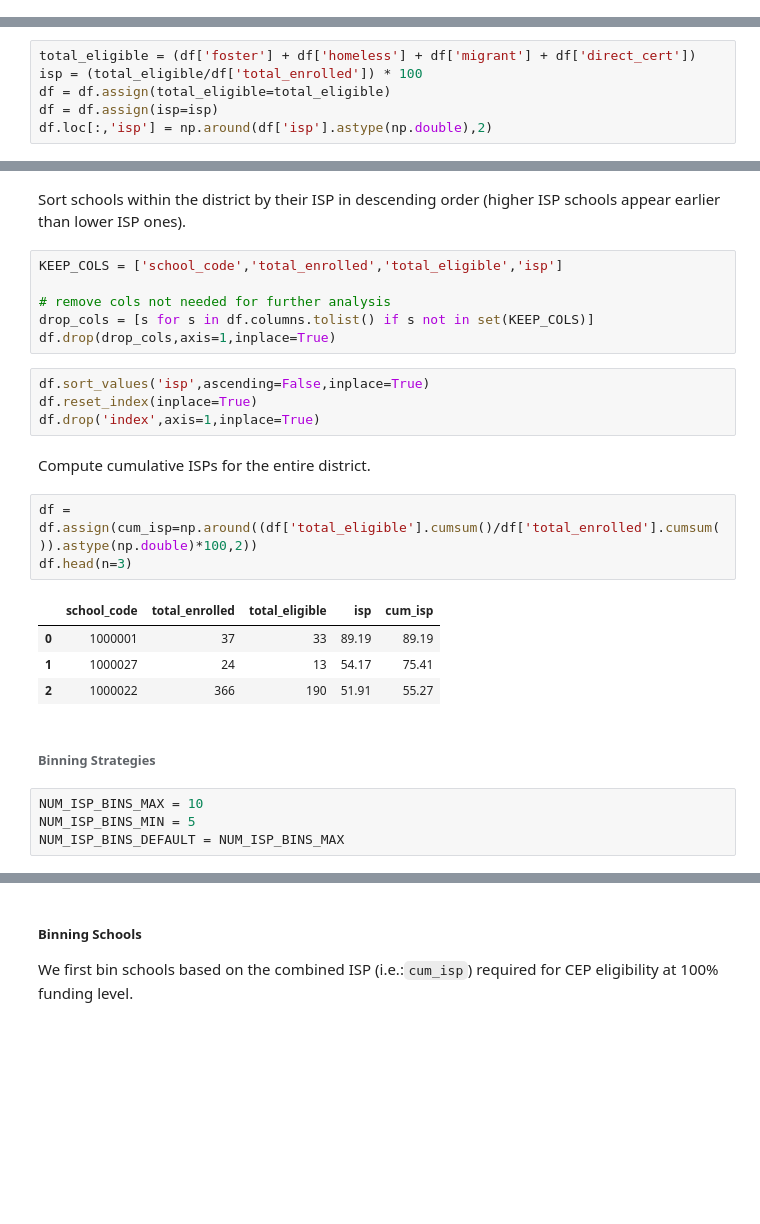
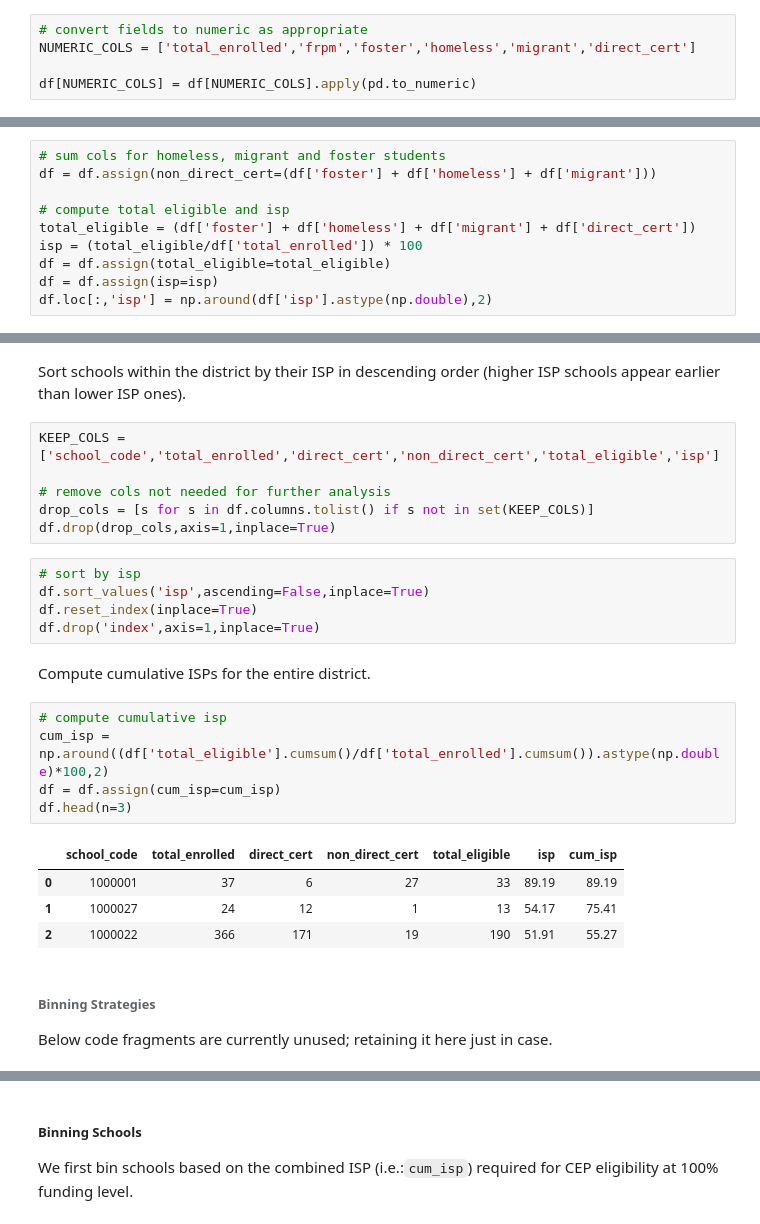
Before and after one commit to opensandiego/mealscount-backend, a Jupyter notebook: sandbox/mc_algorithm_v2_test.ipynb, the cells around one changed output, grey strips where cells are left out. Drawn from its saved outputs; the diff is of its cells as text; blank space fills up the shorter version.

```diff
--- a/sandbox/mc_algorithm_v2_test.ipynb
+++ b/sandbox/mc_algorithm_v2_test.ipynb
@@ -91,10 +94,19 @@ PR                      0.34
 
 The ISP for each school in the school district is computed from the CALPADs school district input data as below:
 > ISP = (Foster + Homeless + Migrant + Direct Certification) / Total Enrollment
+# %%
+# convert fields to numeric as appropriate
+NUMERIC_COLS = ['total_enrolled','frpm','foster','homeless','migrant','direct_cert']
+
+df[NUMERIC_COLS] = df[NUMERIC_COLS].apply(pd.to_numeric)
 # %%
 # remove aggregated records
 df = df[df['school_name']!='total']
 # %%
+# sum cols for homeless, migrant and foster students
+df = df.assign(non_direct_cert=(df['foster'] + df['homeless'] + df['migrant']))
+
+# compute total eligible and isp
 total_eligible = (df['foster'] + df['homeless'] + df['migrant'] + df['direct_cert'])
 isp = (total_eligible/df['total_enrolled']) * 100
 df = df.assign(total_eligible=total_eligible)
@@ -110,30 +122,31 @@ df.head(n=3)
 # %% [markdown]
 Sort schools within the district by their ISP in descending order (higher ISP schools appear earlier than lower ISP ones).
 # %%
-KEEP_COLS = ['school_code','total_enrolled','total_eligible','isp']
+KEEP_COLS = ['school_code','total_enrolled','direct_cert','non_direct_cert','total_eligible','isp']
 
 # remove cols not needed for further analysis
 drop_cols = [s for s in df.columns.tolist() if s not in set(KEEP_COLS)]
 df.drop(drop_cols,axis=1,inplace=True)
 # %%
+# sort by isp
 df.sort_values('isp',ascending=False,inplace=True)
 df.reset_index(inplace=True)
 df.drop('index',axis=1,inplace=True)
 # %% [markdown]
 Compute cumulative ISPs for the entire district.
 # %%
-df = df.assign(cum_isp=np.around((df['total_eligible'].cumsum()/df['total_enrolled'].cumsum()).astype(np.double)*100,2))
+# compute cumulative isp
+cum_isp = np.around((df['total_eligible'].cumsum()/df['total_enrolled'].cumsum()).astype(np.double)*100,2)
+df = df.assign(cum_isp=cum_isp)
 df.head(n=3)
 # %% [output]
-|  | school_code | total_enrolled | total_eligible | isp | cum_isp |
-| 0 | 1000001 | 37 | 33 | 89.19 | 89.19 |
-| 1 | 1000027 | 24 | 13 | 54.17 | 75.41 |
-| 2 | 1000022 | 366 | 190 | 51.91 | 55.27 |
+|  | school_code | total_enrolled | direct_cert | non_direct_cert | total_eligible | isp | cum_isp |
+| 0 | 1000001 | 37 | 6 | 27 | 33 | 89.19 | 89.19 |
+| 1 | 1000027 | 24 | 12 | 1 | 13 | 54.17 | 75.41 |
+| 2 | 1000022 | 366 | 171 | 19 | 190 | 51.91 | 55.27 |
-# %% [markdown]
-###### Binning Strategies
-# %%
-NUM_ISP_BINS_MAX = 10
-NUM_ISP_BINS_MIN = 5
-NUM_ISP_BINS_DEFAULT = NUM_ISP_BINS_MAX
+# %% [markdown]
+###### Binning Strategies
+
+Below code fragments are currently unused; retaining it here just in case.
 # %%
 %%capture
```
Also changed, not shown: parts of 37 cells of this notebook.
